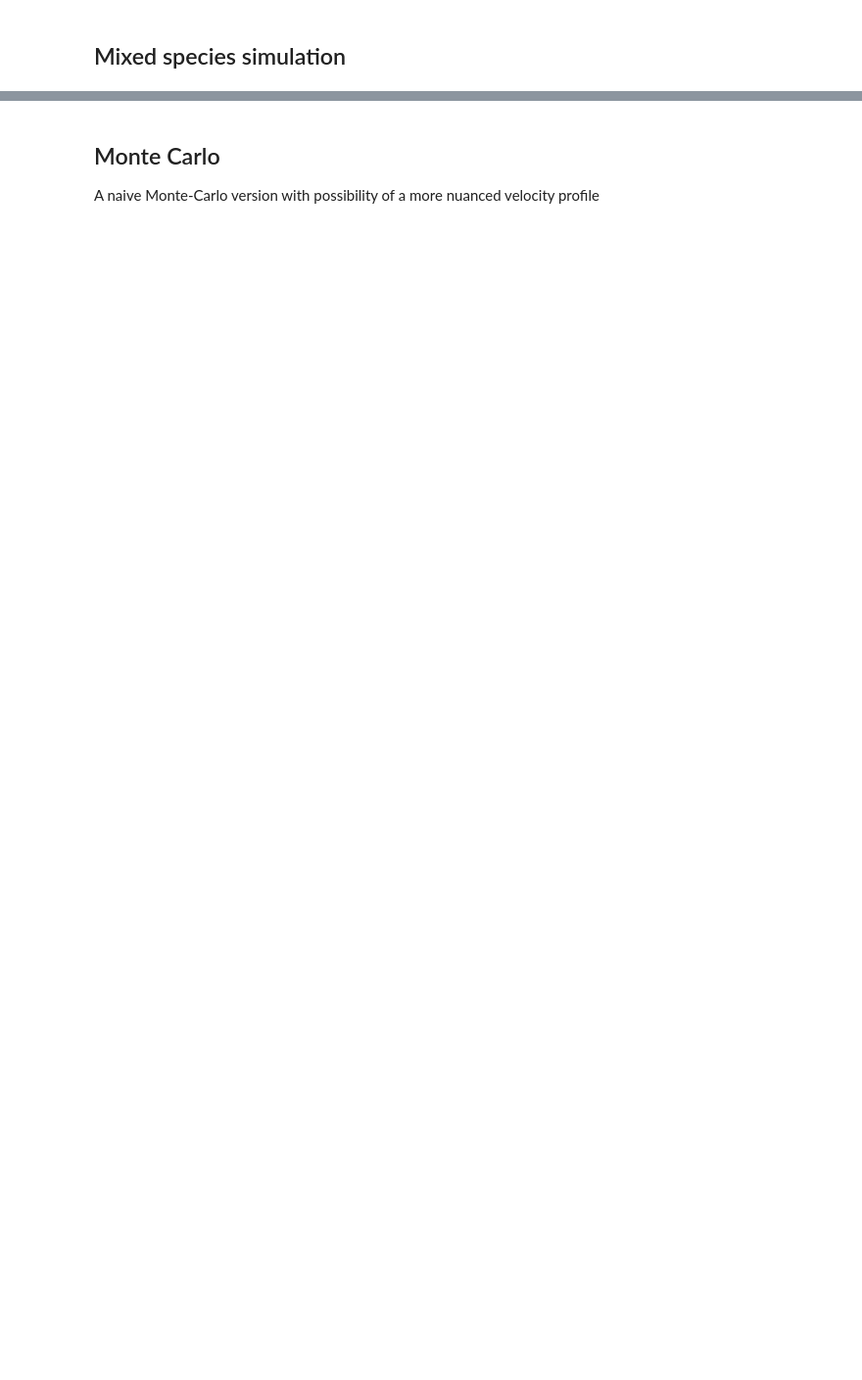
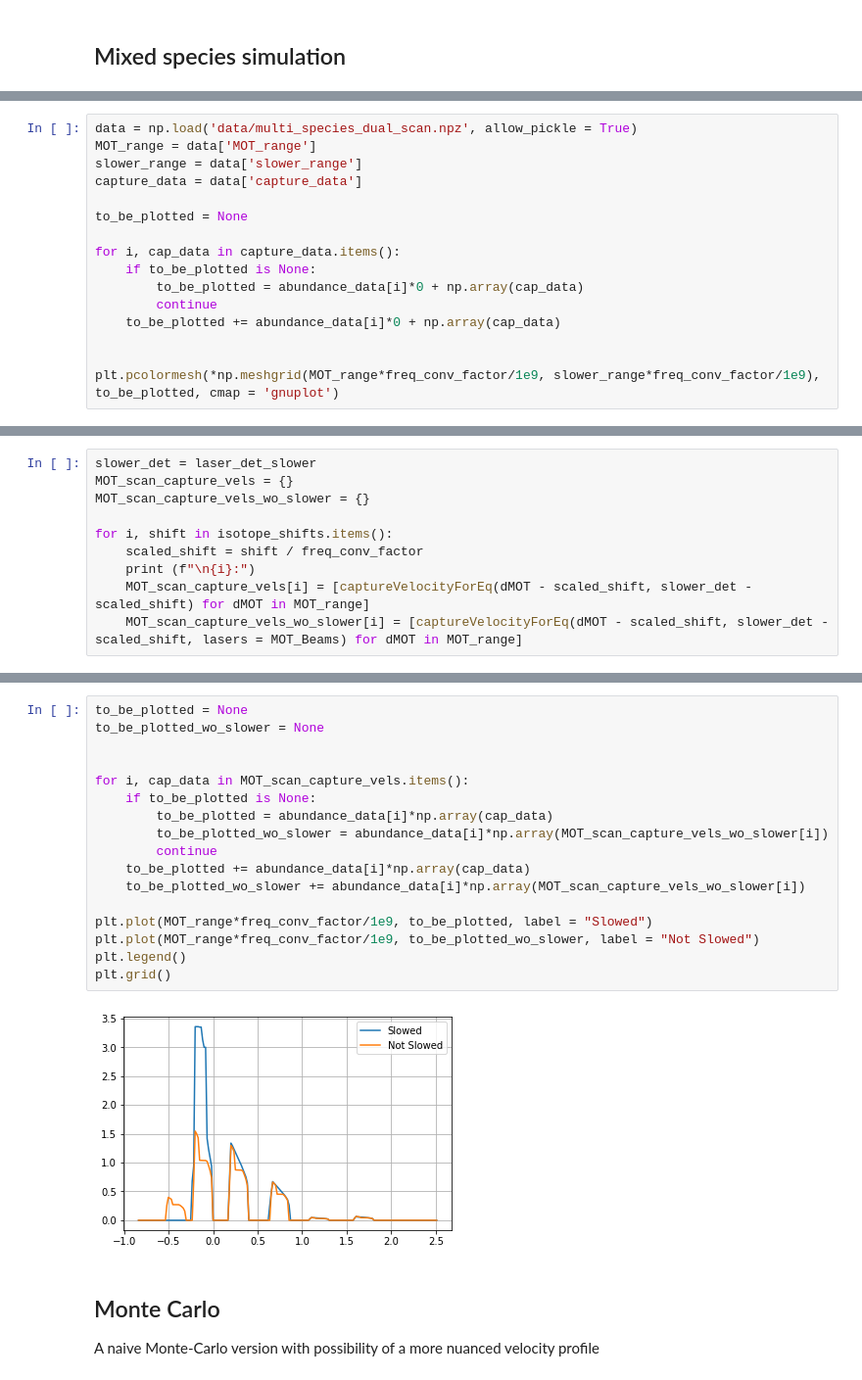
Before and after one commit to UVQuanT-Ultracold-AlF/Cd-MOT, a Jupyter notebook: Cd_MOT.ipynb, the cells around one changed output, grey strips where cells are left out. Shown at 98% size. Cells and saved outputs as stored; diff of their text form; blank space fills up the shorter version.

```diff
--- a/Cd_MOT.ipynb
+++ b/Cd_MOT.ipynb
@@ -1189,0 +1265,16 @@ isotope_shits = {106 : 1800, 108 : 1300, 110 : 860, 112 : 400, 114 : 0, 116 : -3
+# %%
+data = np.load('data/multi_species_dual_scan.npz', allow_pickle = True)
+MOT_range = data['MOT_range']
+slower_range = data['slower_range']
+capture_data = data['capture_data']
+
+to_be_plotted = None
+
+for i, cap_data in capture_data.items():
+    if to_be_plotted is None:
+        to_be_plotted = abundance_data[i]*0 + np.array(cap_data)
+        continue
+    to_be_plotted += abundance_data[i]*0 + np.array(cap_data)
+
+
+plt.pcolormesh(*np.meshgrid(MOT_range*freq_conv_factor/1e9, slower_range*freq_conv_factor/1e9), to_be_plotted, cmap = 'gnuplot')
@@ -1189,0 +1289,10 @@ isotope_shits = {106 : 1800, 108 : 1300, 110 : 860, 112 : 400, 114 : 0, 116 : -3
+# %%
+slower_det = laser_det_slower
+MOT_scan_capture_vels = {}
+MOT_scan_capture_vels_wo_slower = {}
+
+for i, shift in isotope_shifts.items():
+    scaled_shift = shift / freq_conv_factor
+    print (f"\n{i}:")
+    MOT_scan_capture_vels[i] = [captureVelocityForEq(dMOT - scaled_shift, slower_det - scaled_shift) for dMOT in MOT_range]
+    MOT_scan_capture_vels_wo_slower[i] = [captureVelocityForEq(dMOT - scaled_shift, slower_det - scaled_shift, lasers = MOT_Beams) for dMOT in MOT_range]
@@ -1190,3 +1312,22 @@ isotope_shits = {106 : 1800, 108 : 1300, 110 : 860, 112 : 400, 114 : 0, 116 : -3
+# %%
+to_be_plotted = None
+to_be_plotted_wo_slower = None
+
+
+for i, cap_data in MOT_scan_capture_vels.items():
+    if to_be_plotted is None:
+        to_be_plotted = abundance_data[i]*np.array(cap_data)
+        to_be_plotted_wo_slower = abundance_data[i]*np.array(MOT_scan_capture_vels_wo_slower[i])
+        continue
+    to_be_plotted += abundance_data[i]*np.array(cap_data)
+    to_be_plotted_wo_slower += abundance_data[i]*np.array(MOT_scan_capture_vels_wo_slower[i])
+
+plt.plot(MOT_range*freq_conv_factor/1e9, to_be_plotted, label = "Slowed")
+plt.plot(MOT_range*freq_conv_factor/1e9, to_be_plotted_wo_slower, label = "Not Slowed")
+plt.legend()
+plt.grid()
+# %% [output]
+[figure, added]
 # %% [markdown]
 ## Monte Carlo
 A naive Monte-Carlo version with possibility of a more nuanced velocity profile
```
Also changed, not shown: parts of 33 cells of this notebook, 3 other files.
